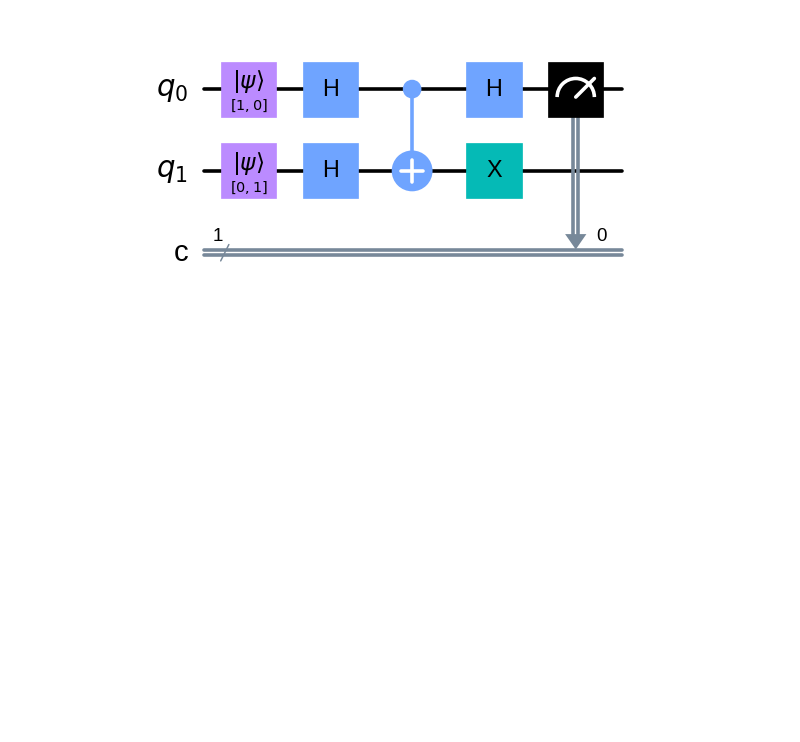
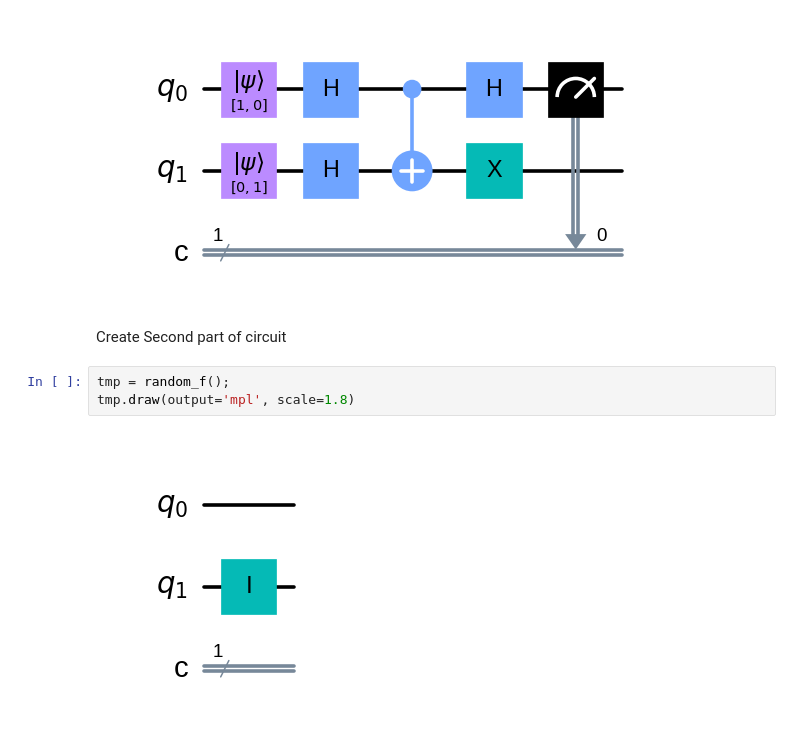
Before and after one commit to Eoin-Lernihan/Emerging-Technologies-2021, a Jupyter notebook: composetest/quantum_computing.ipynb, the cells around one changed output. Drawn from its saved outputs; the diff is of its cells as text; blank space fills up the shorter version.

```diff
--- a/composetest/quantum_computing.ipynb
+++ b/composetest/quantum_computing.ipynb
@@ -127,3 +129,10 @@ circuit.measure(0, 0)
 circuit.draw(output='mpl', scale=1.8)
 # %% [output]
 [figure]
+# %% [markdown]
+Create Second part of circuit
+# %%
+tmp = random_f();
+tmp.draw(output='mpl', scale=1.8)
+# %% [output]
+[figure, added]
```
Also changed, not shown: parts of 7 cells of this notebook.
